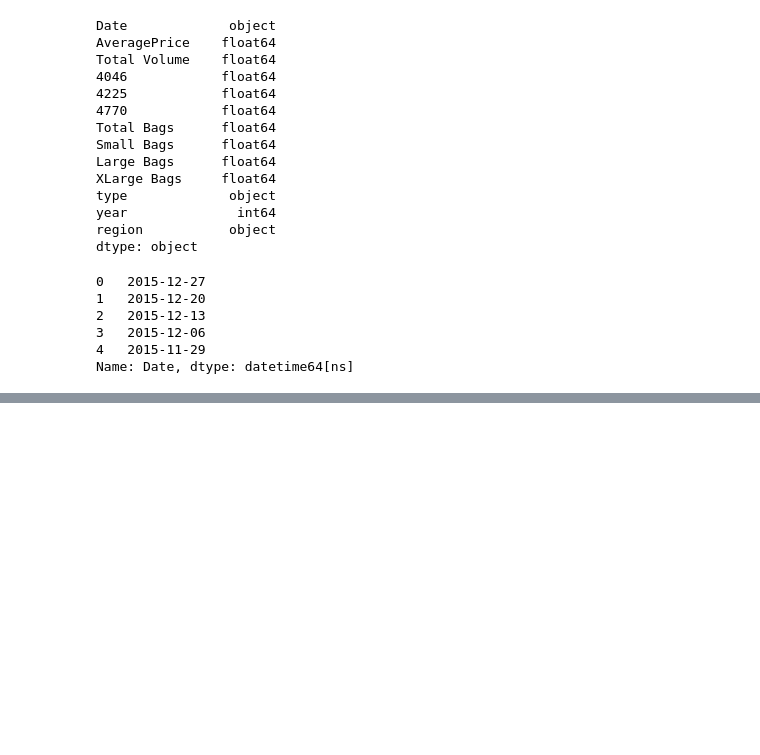
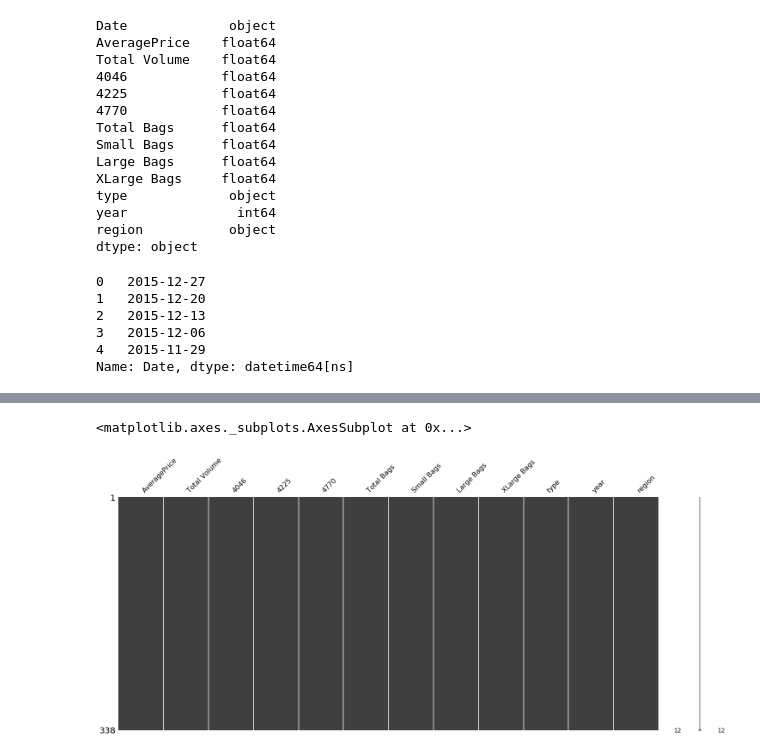
Before and after one commit to mcerow/avocado_timeseries, a Jupyter notebook: Data_Cleaning.ipynb, the cells around one changed output, grey strips where cells are left out. Cells and saved outputs as stored; diff of their text form; code cells hidden in the pictures; blank space fills up the shorter version.

```diff
--- a/Data_Cleaning.ipynb
+++ b/Data_Cleaning.ipynb
@@ -67,0 +182,5 @@ df = df[[]]
+# %%
+mno.matrix(PhoenixTucson)
+# %% [output]
+<matplotlib.axes._subplots.AxesSubplot at 0x...>
+[figure, added]
```
Also changed, not shown: parts of 15 cells of this notebook.
